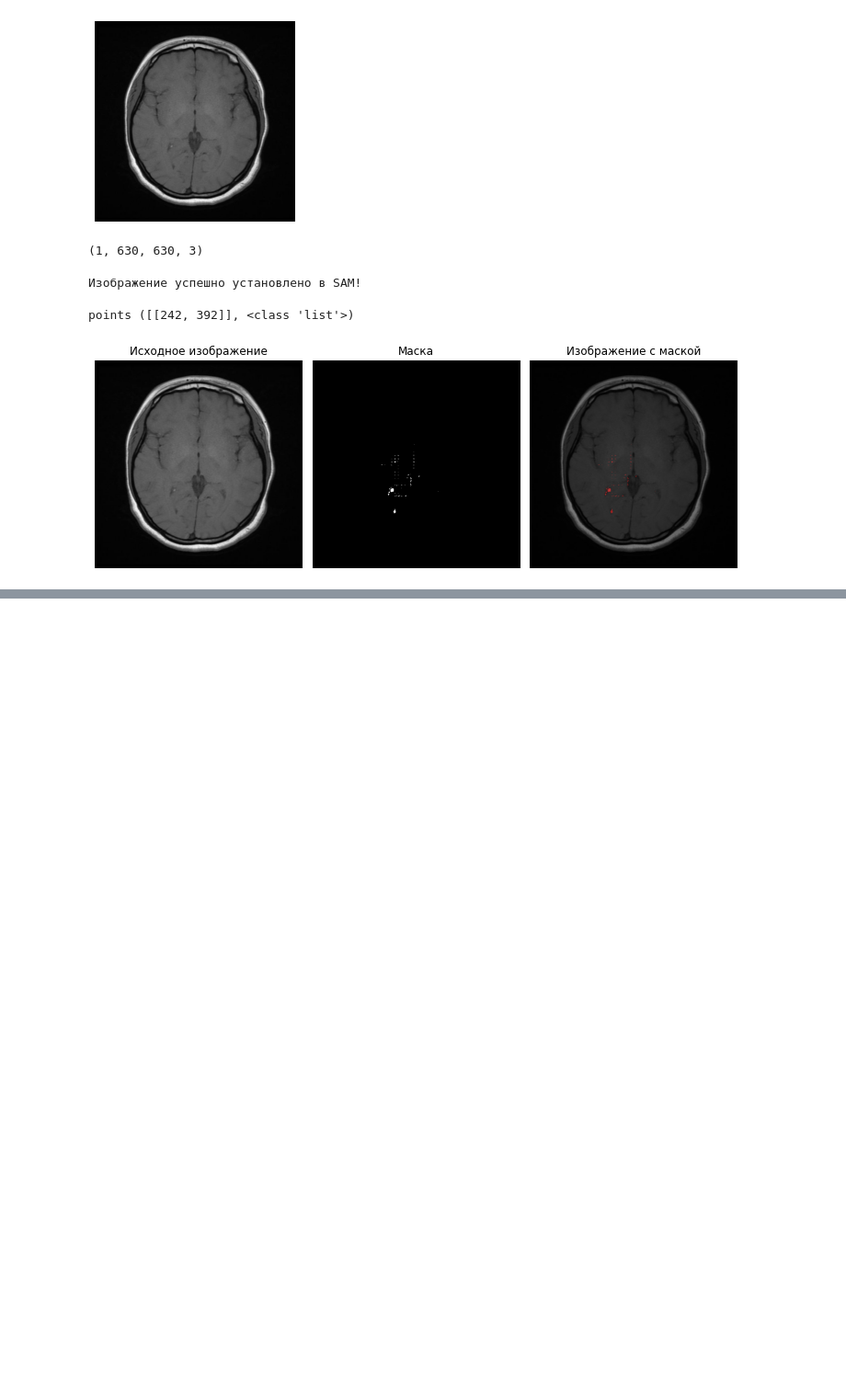
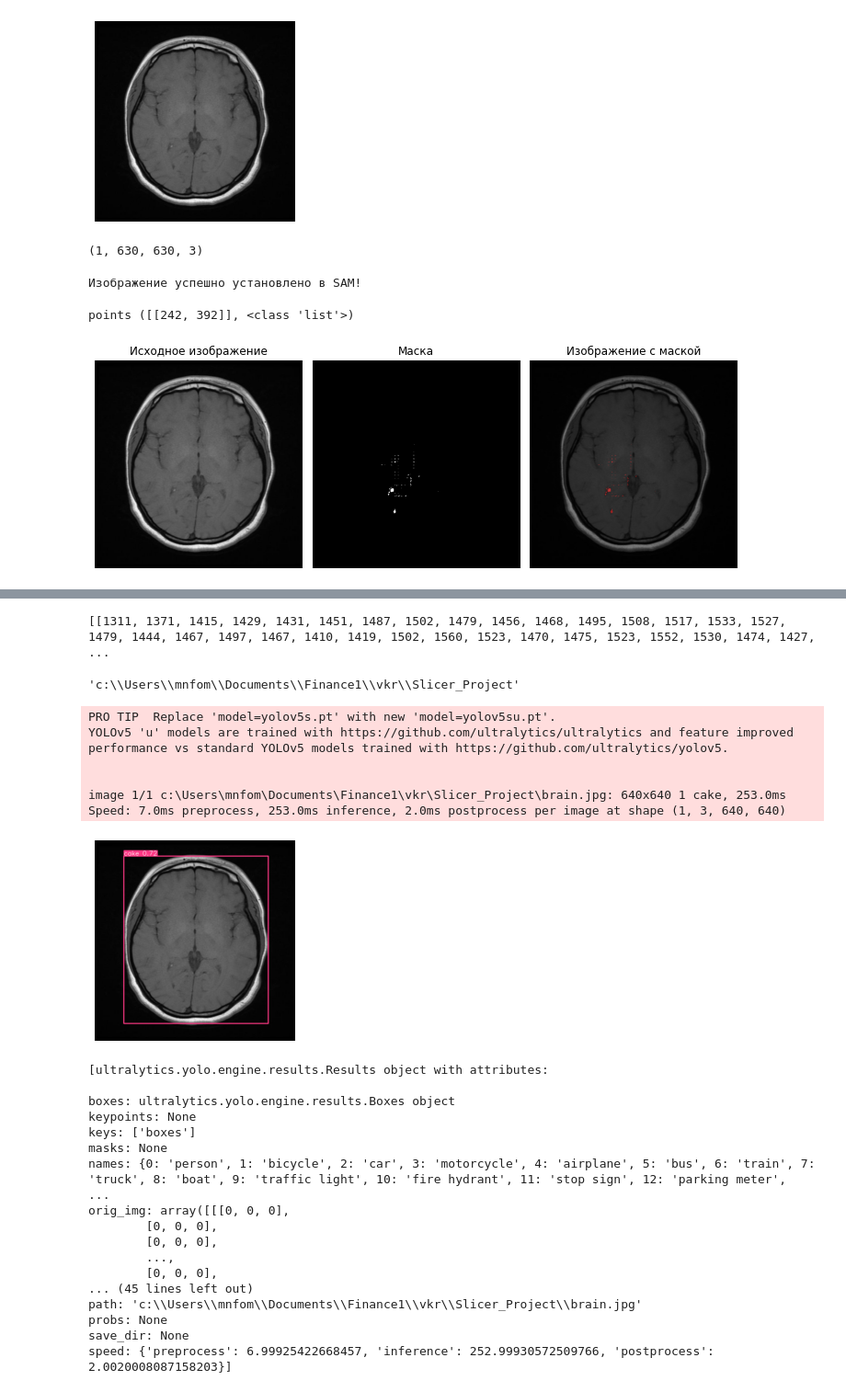
Before and after one commit to Makarena-211/Slicer_Project, a Jupyter notebook: tranfer.ipynb, the cells around one changed output, grey strips where cells are left out. Shown at 92% size. Drawn from its saved outputs; the diff is of its cells as text; code cells hidden in the pictures; blank space fills up the shorter version.

```diff
--- a/tranfer.ipynb
+++ b/tranfer.ipynb
@@ -154,11 +153,12 @@ sam_checkpoint = "sam_vit_h_4b8939.pth"
 sam = sam_model_registry[model_type](checkpoint=sam_checkpoint)
 sam.eval()
 
-# Настройка предсказателя
-predictor = SamPredictor(sam)
 
-# Установка изображения в SAM
-predictor.set_image(img[16,:,:,:])
+# # Настройка предсказателя
+# predictor = SamPredictor(sam)
 
-print("Изображение успешно установлено в SAM!")
+# # Установка изображения в SAM
+# predictor.set_image(img[16,:,:,:])
+
+# print("Изображение успешно установлено в SAM!")
 # %% [output]
@@ -415,0 +539,56 @@ plt.show()
+# %%
+print(arr)
+# %% [output]
+[[1311, 1371, 1415, 1429, 1431, 1451, 1487, 1502, 1479, 1456, 1468, 1495, 1508, 1517, 1533, 1527, 1479, 1444, 1467, 1497, 1467, 1410, 1419, 1502, 1560, 1523, 1470, 1475, 1523, 1552, 1530, 1474, 1427,  ...
+# %%
+pwd
+# %% [output]
+'c:\\Users\\mnfom\\Documents\\Finance1\\vkr\\Slicer_Project'
+# %%
+from ultralytics import YOLO
+import cv2
+import matplotlib.pyplot as plt
+
+# Загрузка предобученной модели YOLOv5
+model = YOLO('yolov5s.pt')  # Вы можете выбрать другую модель, например, yolov5m.pt, yolov5l.pt и т.д.
+
+# Выполнение инференса на изображении
+results = model.predict(source='brain.jpg', conf=0.25)  # Укажите путь к вашему изображению
+
+# Визуализация результатов
+for result in results:
+    # Получаем изображение с аннотациями
+    annotated_image = result.plot()
+
+    # Отображаем изображение
+    plt.imshow(annotated_image)
+    plt.axis('off')  # Отключаем оси
+    plt.show()
+
+# Сохранение результатов
+print(results)  # Сохраняет аннотированные изображения в папку runs/detect/exp
+# %% [output]
+PRO TIP  Replace 'model=yolov5s.pt' with new 'model=yolov5su.pt'.
+YOLOv5 'u' models are trained with https://github.com/ultralytics/ultralytics and feature improved performance vs standard YOLOv5 models trained with https://github.com/ultralytics/yolov5.
+
+
+image 1/1 c:\Users\mnfom\Documents\Finance1\vkr\Slicer_Project\brain.jpg: 640x640 1 cake, 253.0ms
+Speed: 7.0ms preprocess, 253.0ms inference, 2.0ms postprocess per image at shape (1, 3, 640, 640)
+[figure, added]
+[ultralytics.yolo.engine.results.Results object with attributes:
+
+boxes: ultralytics.yolo.engine.results.Boxes object
+keypoints: None
+keys: ['boxes']
+masks: None
+names: {0: 'person', 1: 'bicycle', 2: 'car', 3: 'motorcycle', 4: 'airplane', 5: 'bus', 6: 'train', 7: 'truck', 8: 'boat', 9: 'traffic light', 10: 'fire hydrant', 11: 'stop sign', 12: 'parking meter',  ...
+orig_img: array([[[0, 0, 0],
+        [0, 0, 0],
+        [0, 0, 0],
+        ...,
+        [0, 0, 0],
+... (45 lines left out)
+path: 'c:\\Users\\mnfom\\Documents\\Finance1\\vkr\\Slicer_Project\\brain.jpg'
+probs: None
+save_dir: None
+speed: {'preprocess': 6.99925422668457, 'inference': 252.99930572509766, 'postprocess': 2.0020008087158203}]
```
Also changed, not shown: parts of 6 cells of this notebook, 5 other files.
